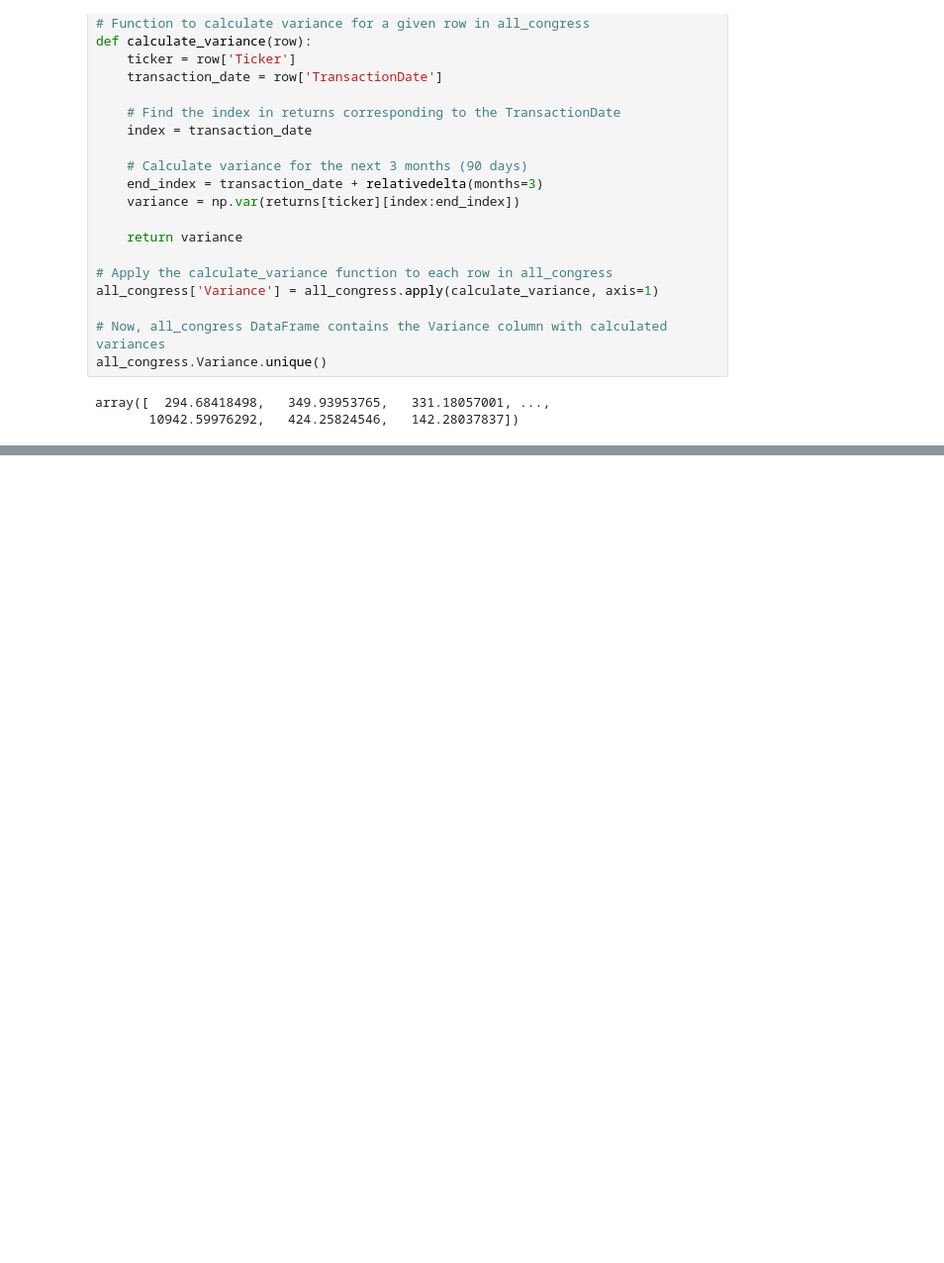
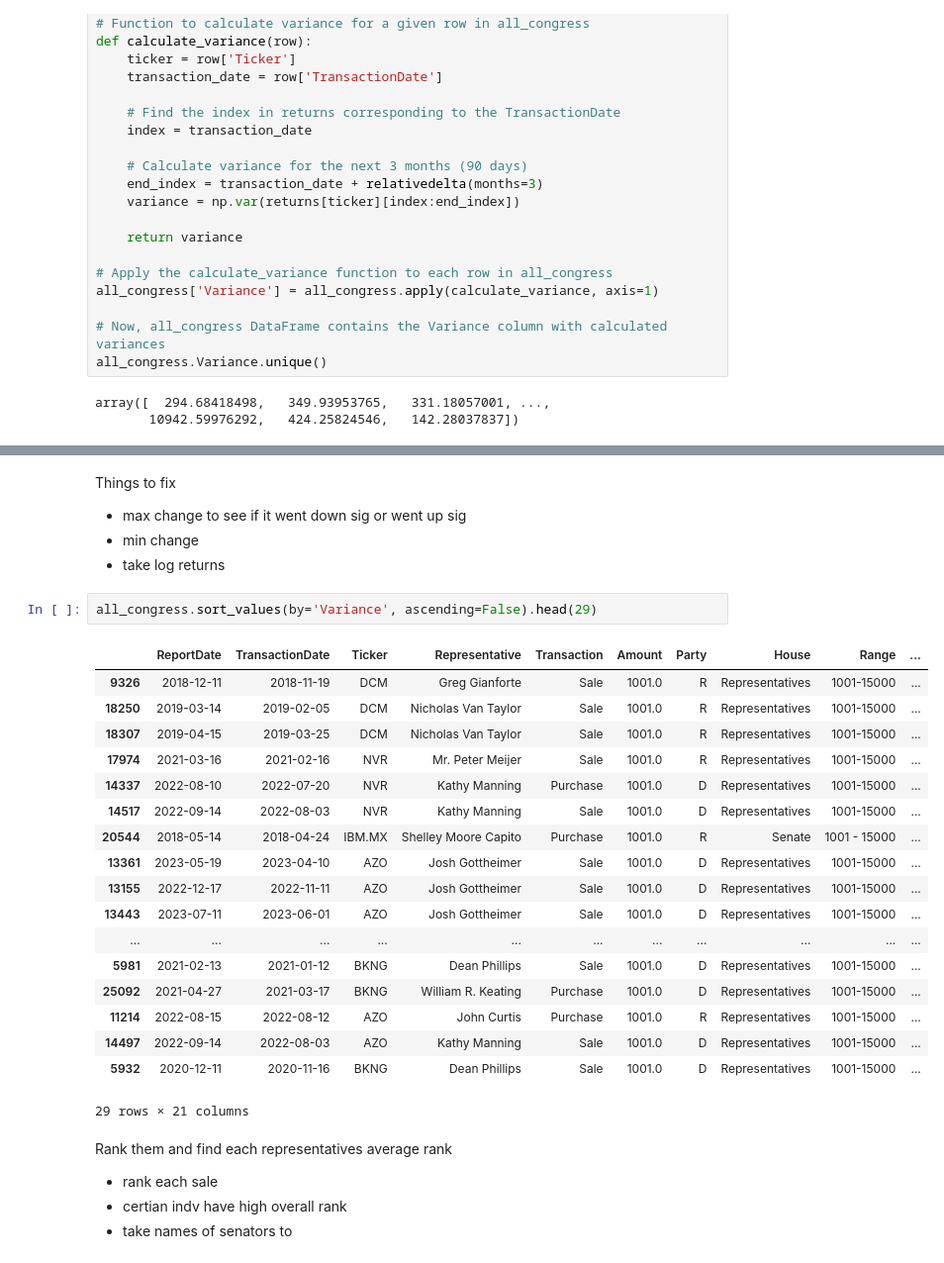
Before and after one commit to maajidhusain/capstone, a Jupyter notebook: variation.ipynb, the cells around one changed output, grey strips where cells are left out. Shown at 99% size. Cells and saved outputs as stored; diff of their text form; blank space fills up the shorter version.

```diff
--- a/variation.ipynb
+++ b/variation.ipynb
@@ -66,0 +101,31 @@ array([  294.68418498,   349.93953765,   331.18057001, ...,
+# %% [markdown]
+Things to fix
+- max change to see if it went down sig or went up sig
+- min change
+- take log returns
+# %%
+all_congress.sort_values(by='Variance', ascending=False).head(29)
+# %% [output]
+|  | ReportDate | TransactionDate | Ticker | Representative | Transaction | Amount | Party | House | Range | ... |
+| 9326 | 2018-12-11 | 2018-11-19 | DCM | Greg Gianforte | Sale | 1001.0 | R | Representatives | 1001-15000 | ... |
+| 18250 | 2019-03-14 | 2019-02-05 | DCM | Nicholas Van Taylor | Sale | 1001.0 | R | Representatives | 1001-15000 | ... |
+| 18307 | 2019-04-15 | 2019-03-25 | DCM | Nicholas Van Taylor | Sale | 1001.0 | R | Representatives | 1001-15000 | ... |
+| 17974 | 2021-03-16 | 2021-02-16 | NVR | Mr. Peter Meijer | Sale | 1001.0 | R | Representatives | 1001-15000 | ... |
+| 14337 | 2022-08-10 | 2022-07-20 | NVR | Kathy Manning | Purchase | 1001.0 | D | Representatives | 1001-15000 | ... |
+| 14517 | 2022-09-14 | 2022-08-03 | NVR | Kathy Manning | Sale | 1001.0 | D | Representatives | 1001-15000 | ... |
+| 20544 | 2018-05-14 | 2018-04-24 | IBM.MX | Shelley Moore Capito | Purchase | 1001.0 | R | Senate | 1001 - 15000 | ... |
+| 13361 | 2023-05-19 | 2023-04-10 | AZO | Josh Gottheimer | Sale | 1001.0 | D | Representatives | 1001-15000 | ... |
+| 13155 | 2022-12-17 | 2022-11-11 | AZO | Josh Gottheimer | Sale | 1001.0 | D | Representatives | 1001-15000 | ... |
+| 13443 | 2023-07-11 | 2023-06-01 | AZO | Josh Gottheimer | Sale | 1001.0 | D | Representatives | 1001-15000 | ... |
+| ... | ... | ... | ... | ... | ... | ... | ... | ... | ... | ... |
+| 5981 | 2021-02-13 | 2021-01-12 | BKNG | Dean Phillips | Sale | 1001.0 | D | Representatives | 1001-15000 | ... |
+| 25092 | 2021-04-27 | 2021-03-17 | BKNG | William R. Keating | Purchase | 1001.0 | D | Representatives | 1001-15000 | ... |
+| 11214 | 2022-08-15 | 2022-08-12 | AZO | John Curtis | Purchase | 1001.0 | R | Representatives | 1001-15000 | ... |
+| 14497 | 2022-09-14 | 2022-08-03 | AZO | Kathy Manning | Sale | 1001.0 | D | Representatives | 1001-15000 | ... |
+| 5932 | 2020-12-11 | 2020-11-16 | BKNG | Dean Phillips | Sale | 1001.0 | D | Representatives | 1001-15000 | ... |
+29 rows × 21 columns
+# %% [markdown]
+Rank them and find each representatives average rank
+- rank each sale
+- certian indv have high overall rank
+- take names of senators to
```
Also changed, not shown: parts of 2 cells of this notebook, 1 other file.
